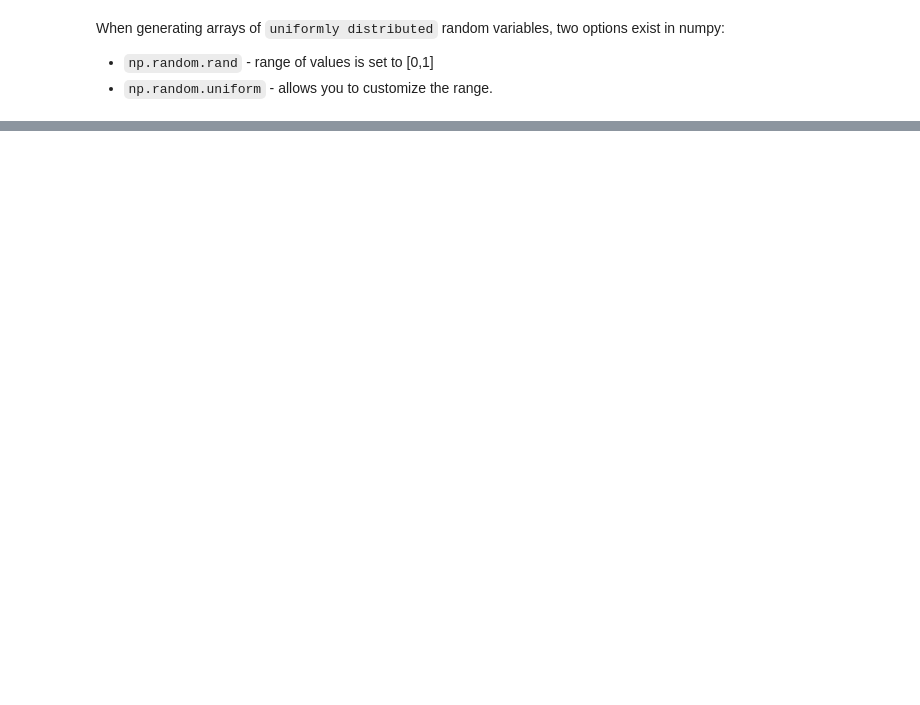
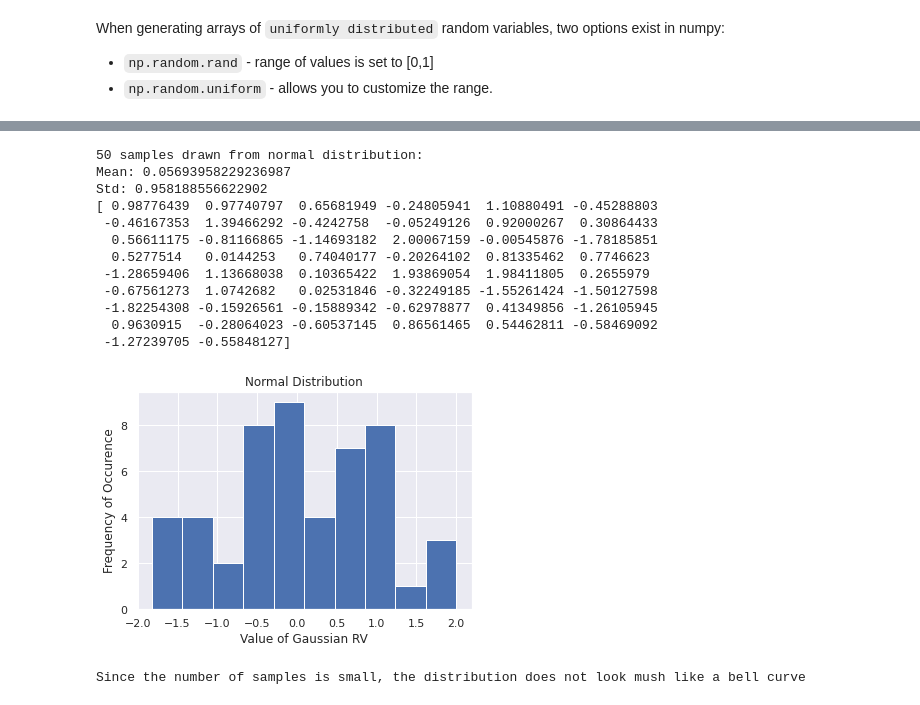
Before and after one commit to eric-sclafani/notes, a Jupyter notebook: math/stats/statscrashcourse/chap3_rv_and_probdistributions.ipynb, the cells around one changed output, grey strips where cells are left out. Cells and saved outputs as stored; diff of their text form; code cells hidden in the pictures; blank space fills up the shorter version.

```diff
--- a/math/stats/statscrashcourse/chap3_rv_and_probdistributions.ipynb
+++ b/math/stats/statscrashcourse/chap3_rv_and_probdistributions.ipynb
@@ -144,0 +355,30 @@ Count probabilities: [0.27 0.53 0.2 ]
+# %%
+from scipy.stats import norm
+
+# generate a gaussian distribution variable having 50 samples
+norm_vr1 = norm.rvs(size=50)
+mean1 = np.mean(norm_vr1)
+std1 = np.std(norm_vr1)
+print(f"50 samples drawn from normal distribution:\nMean: {mean1}\nStd: {std1}\n{norm_vr1}")
+
+plt.hist(norm_vr1)
+plt.title("Normal Distribution")
+plt.xlabel("Value of Gaussian RV")
+plt.ylabel("Frequency of Occurence")
+plt.show()
+print("Since the number of samples is small, the distribution does not look mush like a bell curve")
+# %% [output]
+50 samples drawn from normal distribution:
+Mean: 0.05693958229236987
+Std: 0.958188556622902
+[ 0.98776439  0.97740797  0.65681949 -0.24805941  1.10880491 -0.45288803
+ -0.46167353  1.39466292 -0.4242758  -0.05249126  0.92000267  0.30864433
+  0.56611175 -0.81166865 -1.14693182  2.00067159 -0.00545876 -1.78185851
+  0.5277514   0.0144253   0.74040177 -0.20264102  0.81335462  0.7746623
+ -1.28659406  1.13668038  0.10365422  1.93869054  1.98411805  0.2655979
+ -0.67561273  1.0742682   0.02531846 -0.32249185 -1.55261424 -1.50127598
+ -1.82254308 -0.15926561 -0.15889342 -0.62978877  0.41349856 -1.26105945
+  0.9630915  -0.28064023 -0.60537145  0.86561465  0.54462811 -0.58469092
+ -1.27239705 -0.55848127]
+[figure, added]
+Since the number of samples is small, the distribution does not look mush like a bell curve
```
Also changed, not shown: parts of 19 cells of this notebook, 1 other file.
